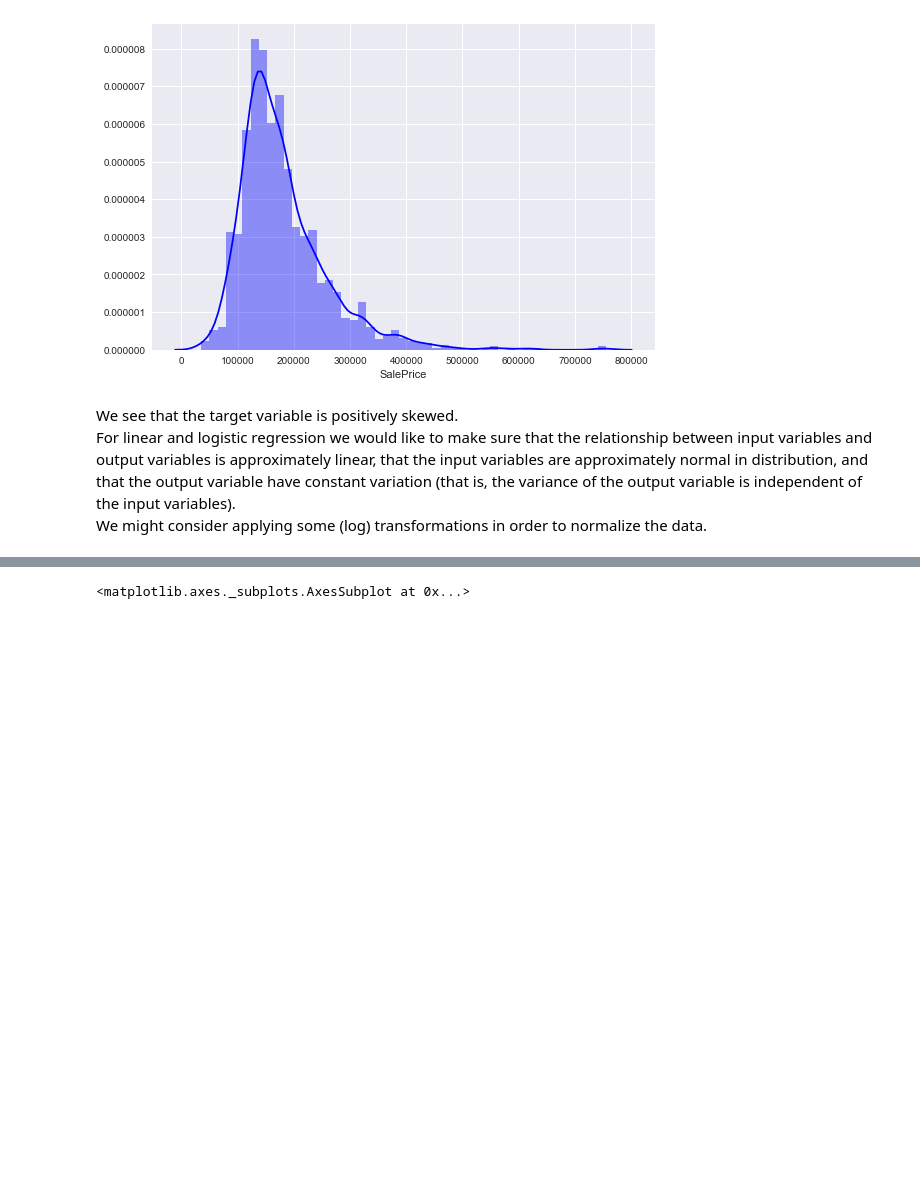
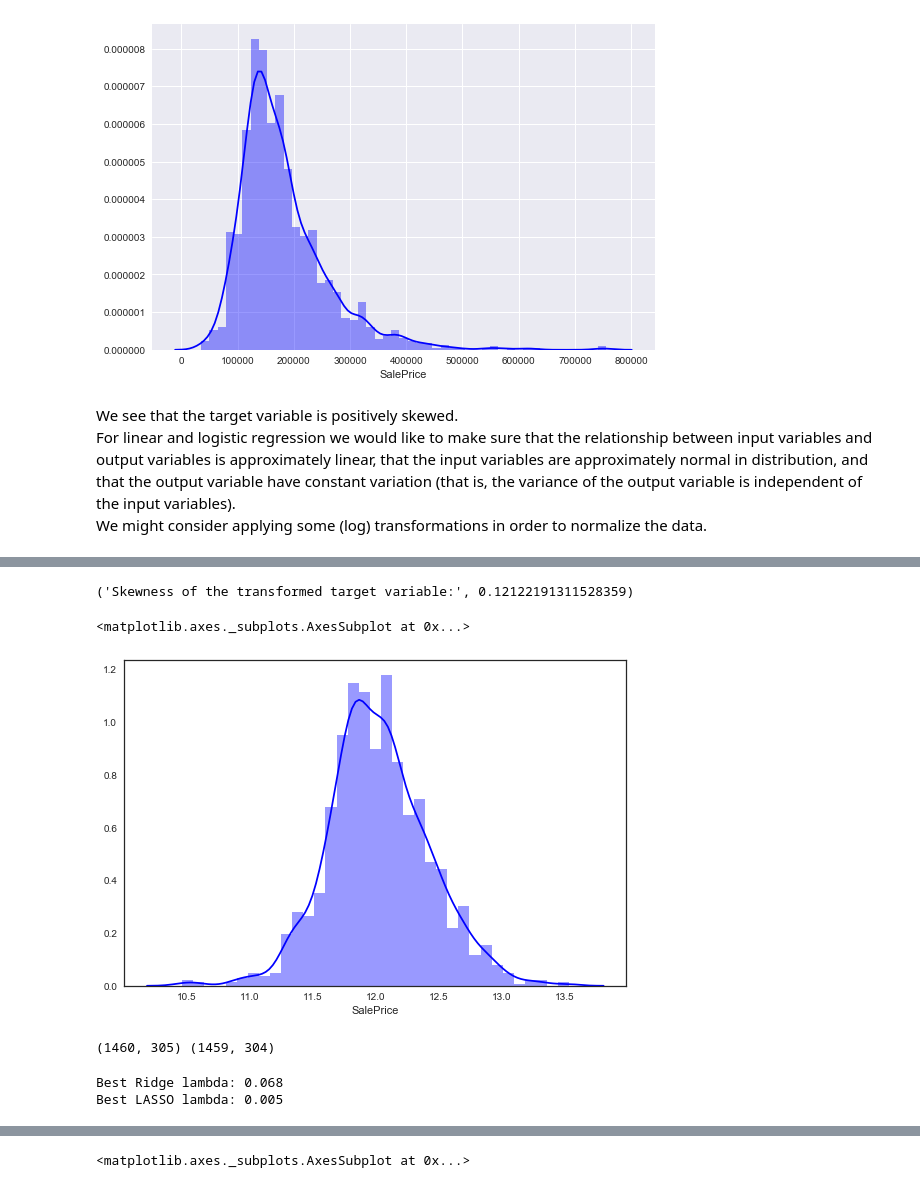
Before and after one commit to DaysOfCode/zena_housepricing, a Jupyter notebook: House_Prices.ipynb, the cells around one changed output, grey strips where cells are left out. Drawn from its saved outputs; the diff is of its cells as text; code cells hidden in the pictures; blank space fills up the shorter version.

```diff
--- a/House_Prices.ipynb
+++ b/House_Prices.ipynb
@@ -42,0 +277,11 @@ We might consider applying some (log) transformations in order to normalize the
+# %%
+#Applying a log transform in the data
+train['SalePrice'] =  np.log1p(train["SalePrice"])
+print("Skewness of the transformed target variable:", skew(train["SalePrice"]))
+
+f, ax = plt.subplots(figsize=(9, 6))
+sns.distplot(train['SalePrice'], color="b")
+# %% [output]
+('Skewness of the transformed target variable:', 0.12122191311528359)
+<matplotlib.axes._subplots.AxesSubplot at 0x...>
+[figure, added]
@@ -42,0 +290,9 @@ We might consider applying some (log) transformations in order to normalize the
+# %%
+train_temp = aggregated_data[aggregated_data['Train_Y'] == 1]
+train_temp['SalePrice'] = train['SalePrice']
+train = train_temp
+
+test = aggregated_data[aggregated_data['Train_Y'] == 0]
+print train.shape, test.shape
+# %% [output]
+(1460, 305) (1459, 304)
@@ -42,0 +353,11 @@ We might consider applying some (log) transformations in order to normalize the
+# %%
+# Calculated RMSE for each fold and each alpha to determine best lambda
+# Storing best values of lambda for Ridge and LASSO based on the lowest RMSE
+best_lambda_ridge = sorted(ridge_lambda_rmse, key = lambda x: x[1])[0][0]
+best_lambda_lasso = sorted(lasso_lambda_rmse, key = lambda x: x[1])[0][0]
+
+print "Best Ridge lambda: {:.3f}".format(best_lambda_ridge)
+print "Best LASSO lambda: {:.3f}".format(best_lambda_lasso)
+# %% [output]
+Best Ridge lambda: 0.068
+Best LASSO lambda: 0.005
```
Also changed, not shown: parts of 22 cells of this notebook.
